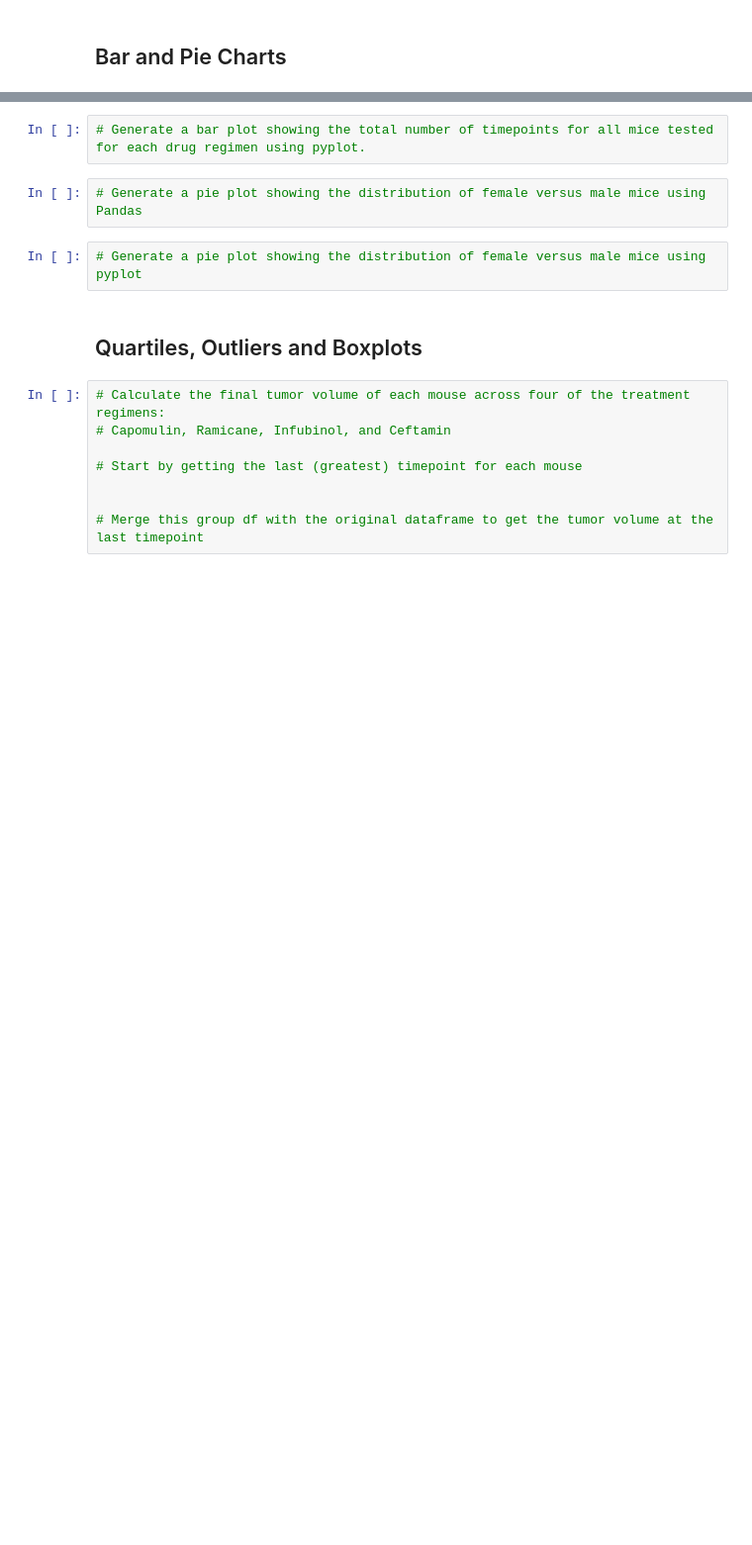
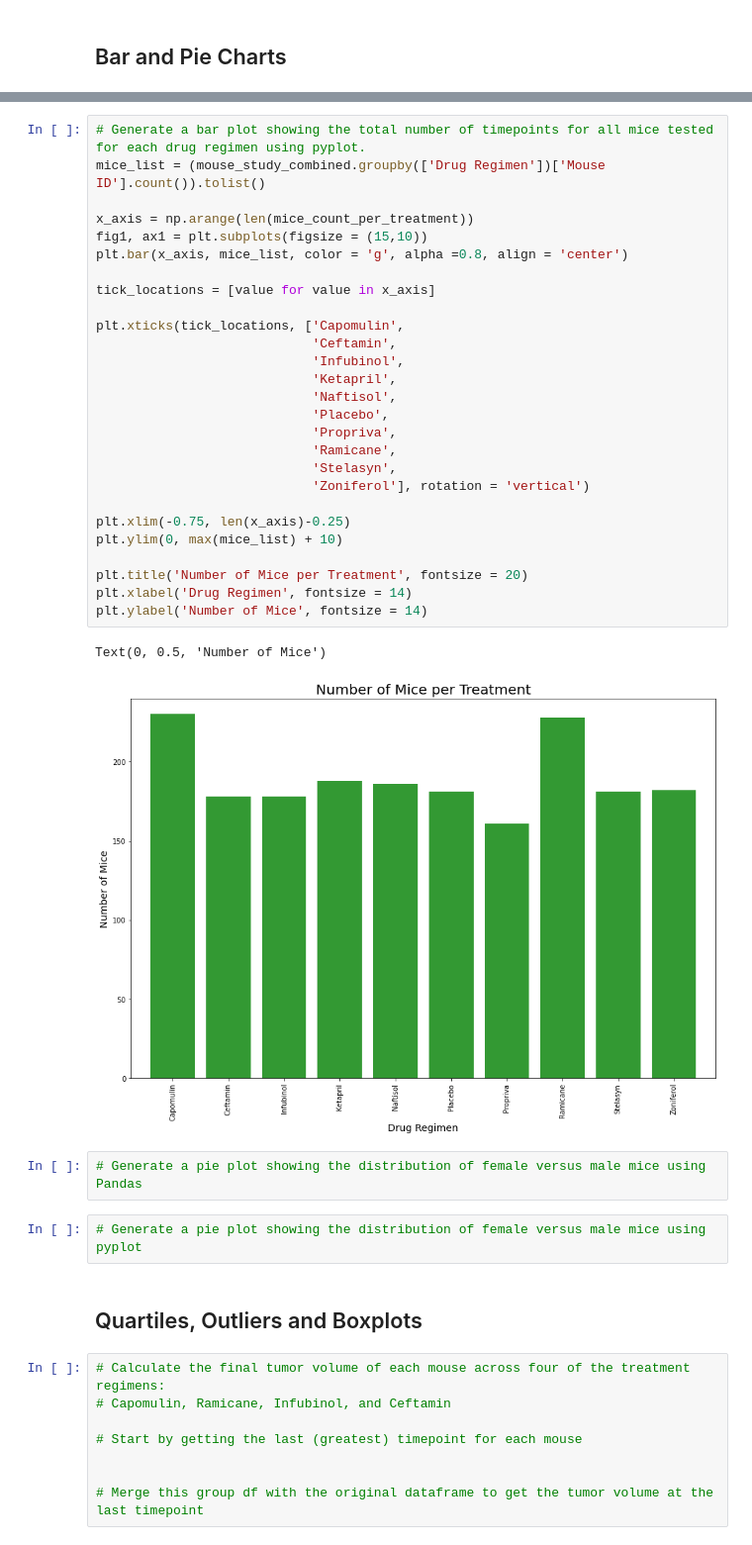
Before and after one commit to nlepley1230/Matplotlib-Homework---The-Power-of-Plots, a Jupyter notebook: Pymaceuticals/pymaceuticals_starter.ipynb, the cells around one changed output, grey strips where cells are left out. Shown at 99% size. Saved outputs shown, nothing was run; the diff lists cells and outputs as text; blank space fills up the shorter version.

```diff
--- a/Pymaceuticals/pymaceuticals_starter.ipynb
+++ b/Pymaceuticals/pymaceuticals_starter.ipynb
@@ -137,5 +174,33 @@ AttributeError: 'SeriesGroupBy' object has no attribute 'variance'
-# %%
-# Generate a bar plot showing the total number of timepoints for all mice tested for each drug regimen using pyplot.
+# %%
+# Generate a bar plot showing the total number of timepoints for all mice tested for each drug regimen using pyplot.
+mice_list = (mouse_study_combined.groupby(['Drug Regimen'])['Mouse ID'].count()).tolist()
+
+x_axis = np.arange(len(mice_count_per_treatment))
+fig1, ax1 = plt.subplots(figsize = (15,10))
+plt.bar(x_axis, mice_list, color = 'g', alpha =0.8, align = 'center')
+
+tick_locations = [value for value in x_axis]
+
+plt.xticks(tick_locations, ['Capomulin',
+                            'Ceftamin',
+                            'Infubinol',
+                            'Ketapril',
+                            'Naftisol',
+                            'Placebo',
+                            'Propriva',
+                            'Ramicane',
+                            'Stelasyn',
+                            'Zoniferol'], rotation = 'vertical')
+
+plt.xlim(-0.75, len(x_axis)-0.25)
+plt.ylim(0, max(mice_list) + 10)
+
+plt.title('Number of Mice per Treatment', fontsize = 20)
+plt.xlabel('Drug Regimen', fontsize = 14)
+plt.ylabel('Number of Mice', fontsize = 14)
+# %% [output]
+Text(0, 0.5, 'Number of Mice')
+[figure, added]
 # %%
 # Generate a pie plot showing the distribution of female versus male mice using Pandas
 # %%
```
Also changed, not shown: parts of 2 cells of this notebook.
